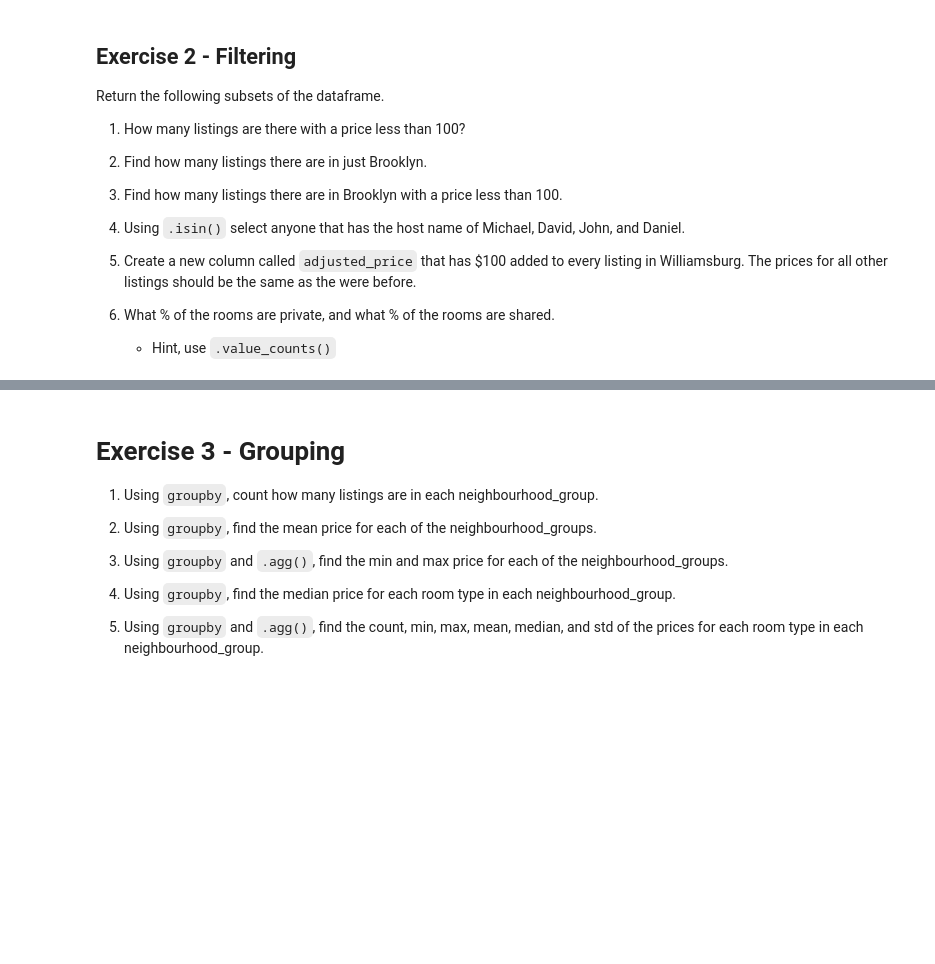
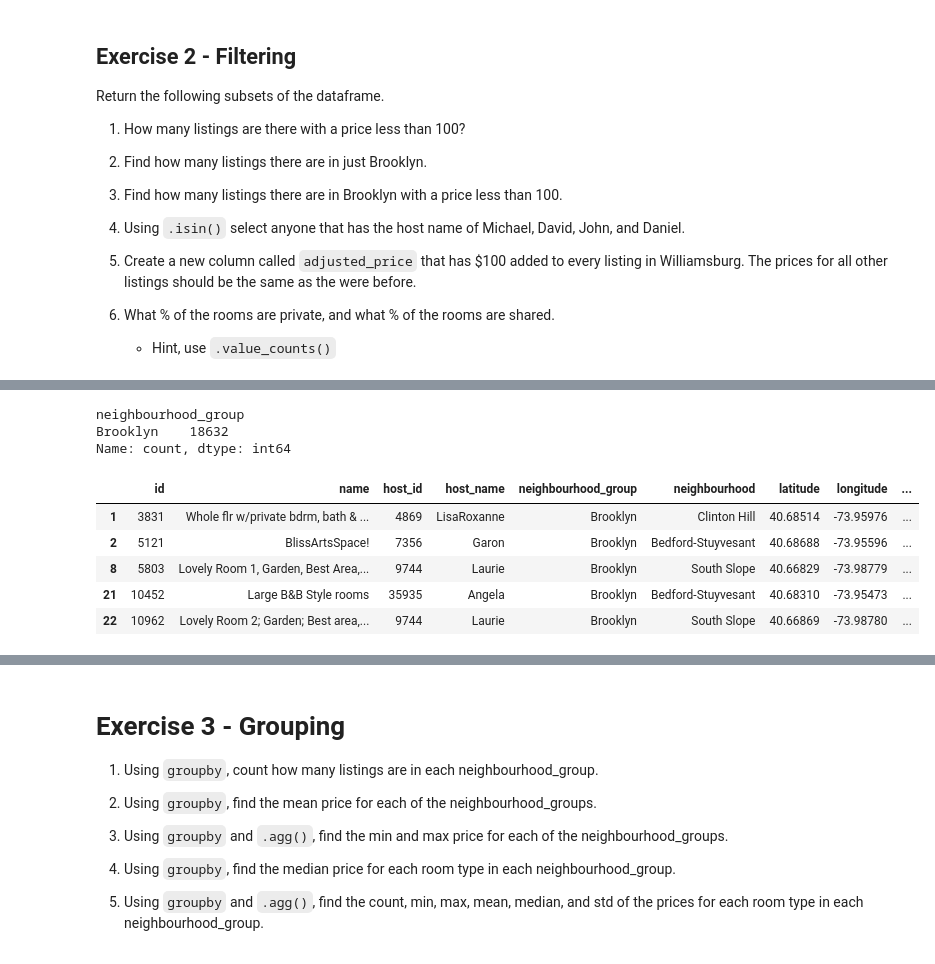
Before and after one commit to rajmnoor27/Noor-Raj-2024-DS-Fri-1230, a Jupyter notebook: Week-01-Pandas/Exercise-NR.ipynb, the cells around one changed output, grey strips where cells are left out. Saved outputs shown, nothing was run; the diff lists cells and outputs as text; code cells hidden in the pictures; blank space fills up the shorter version.

```diff
--- a/Week-01-Pandas/Exercise-NR.ipynb
+++ b/Week-01-Pandas/Exercise-NR.ipynb
@@ -44,8 +62,32 @@ Return the following subsets of the dataframe.
 # %%
 # 2. Make a new DataFrame of listings in Brooklyn named `df_bk`
 # and find how many listings in just Brooklyn.
+
+select_condition = df['neighbourhood_group'] == 'Brooklyn'
+
+df_bk = df[select_condition].copy()
+
+df_bk.neighbourhood_group.value_counts()
+# %% [output]
+neighbourhood_group
+Brooklyn    18632
+Name: count, dtype: int64
 # %%
 # 3. Find how many listings there are in Brooklyn with a price less than 100.
+
+condition1 = df['neighbourhood_group'] == 'Brooklyn'
+condition2 = df['price'] < 100
+
+bk_low = df[condition1 & condition2]
+
+bk_low.head()
+# %% [output]
+|  | id | name | host_id | host_name | neighbourhood_group | neighbourhood | latitude | longitude | ... |
+| 1 | 3831 | Whole flr w/private bdrm, bath & ... | 4869 | LisaRoxanne | Brooklyn | Clinton Hill | 40.68514 | -73.95976 | ... |
+| 2 | 5121 | BlissArtsSpace! | 7356 | Garon | Brooklyn | Bedford-Stuyvesant | 40.68688 | -73.95596 | ... |
+| 8 | 5803 | Lovely Room 1, Garden, Best Area,... | 9744 | Laurie | Brooklyn | South Slope | 40.66829 | -73.98779 | ... |
+| 21 | 10452 | Large B&B Style rooms | 35935 | Angela | Brooklyn | Bedford-Stuyvesant | 40.68310 | -73.95473 | ... |
+| 22 | 10962 | Lovely Room 2; Garden; Best area,... | 9744 | Laurie | Brooklyn | South Slope | 40.66869 | -73.98780 | ... |
 # %%
 # 4. Using `.isin()` select anyone that has the host name of Michael, David, John, and Daniel.
 # How many total are there that have those names
```
Also changed, not shown: parts of 15 cells of this notebook, 1 other file.
